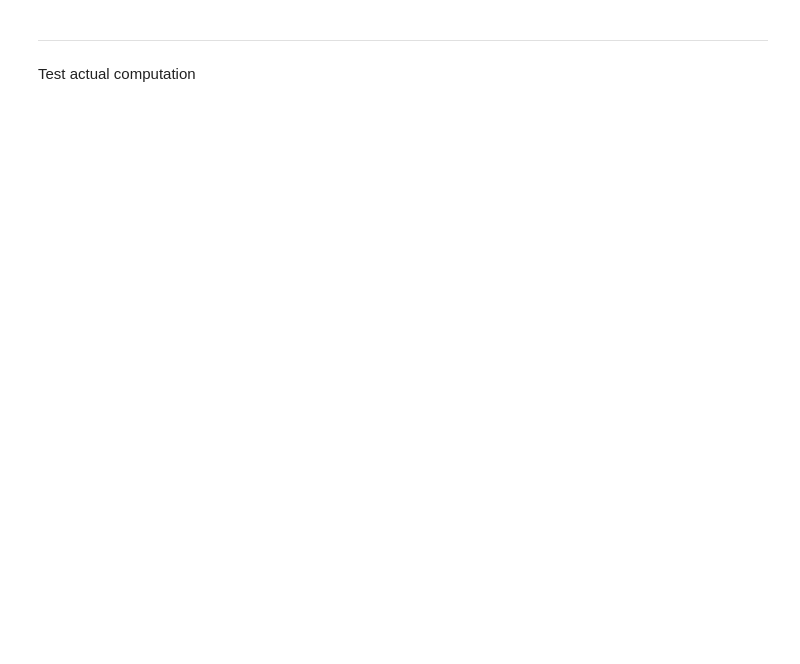
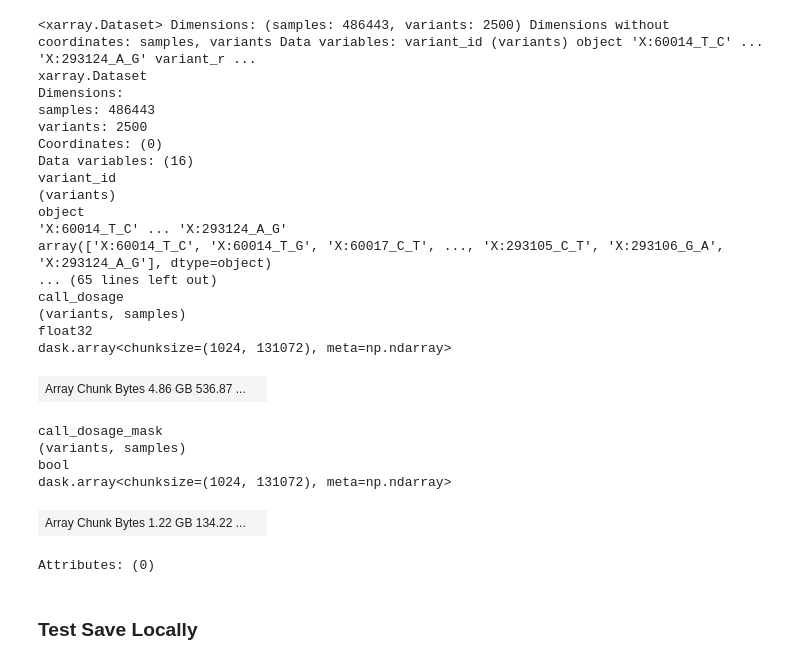
Before and after one commit to related-sciences/ukb-gwas-pipeline-nealelab, a Jupyter notebook: dev/bgen_to_zarr.ipynb, the cells around one changed output. Saved outputs shown, nothing was run; the diff lists cells and outputs as text; code cells hidden in the pictures; blank space fills up the shorter version.

```diff
--- a/dev/bgen_to_zarr.ipynb
+++ b/dev/bgen_to_zarr.ipynb
@@ -54,4 +96,30 @@ Attributes: (0)
+# %%
+dss = ds.sel(variants=np.s_[:2500])
+dss
+# %% [output]
+<xarray.Dataset> Dimensions: (samples: 486443, variants: 2500) Dimensions without coordinates: samples, variants Data variables: variant_id (variants) object 'X:60014_T_C' ... 'X:293124_A_G' variant_r ...
+xarray.Dataset
+Dimensions:
+samples: 486443
+variants: 2500
+Coordinates: (0)
+Data variables: (16)
+variant_id
+(variants)
+object
+'X:60014_T_C' ... 'X:293124_A_G'
+array(['X:60014_T_C', 'X:60014_T_G', 'X:60017_C_T', ..., 'X:293105_C_T', 'X:293106_G_A', 'X:293124_A_G'], dtype=object)
+... (65 lines left out)
+call_dosage
+(variants, samples)
+float32
+dask.array<chunksize=(1024, 131072), meta=np.ndarray>
+| Array Chunk Bytes 4.86 GB 536.87 ... |  |
+call_dosage_mask
+(variants, samples)
+bool
+dask.array<chunksize=(1024, 131072), meta=np.ndarray>
+| Array Chunk Bytes 1.22 GB 134.22 ... |  |
+Attributes: (0)
 # %% [markdown]
------
-
-Test actual computation
+### Test Save Locally
```
Also changed, not shown: parts of 25 cells of this notebook, 9 other files.
